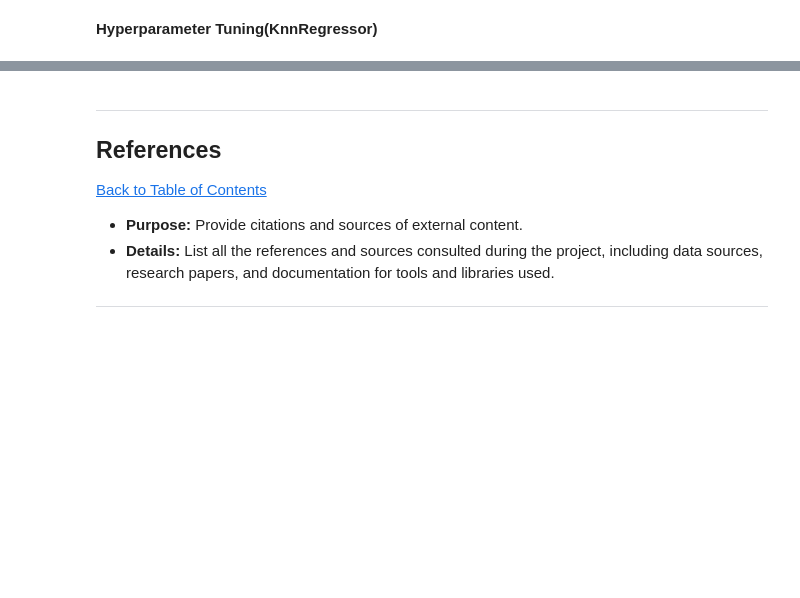
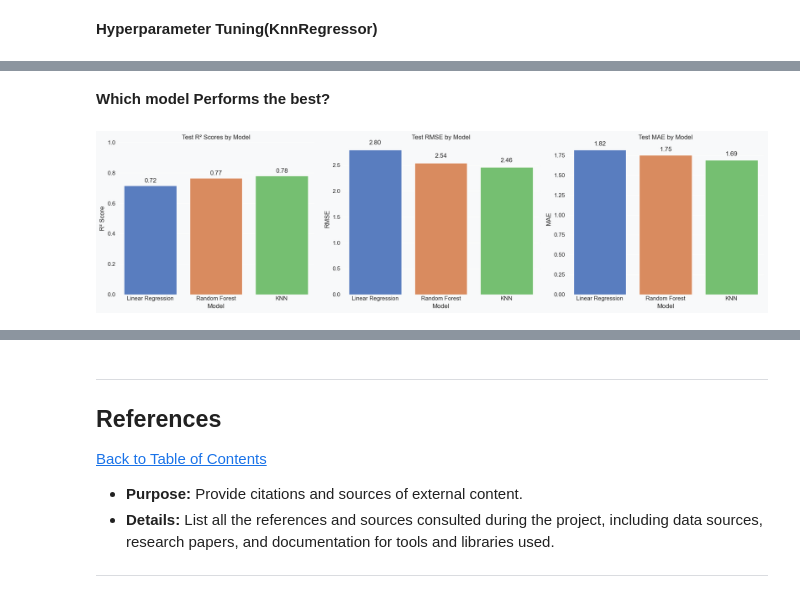
Before and after one commit to lamelkekana/Fuel_Economy_Insights, a Jupyter notebook: fuel_efficiency_analysis.ipynb, the cells around one changed output, grey strips where cells are left out. Drawn from its saved outputs; the diff is of its cells as text; code cells hidden in the pictures; blank space fills up the shorter version.

```diff
--- a/fuel_efficiency_analysis.ipynb
+++ b/fuel_efficiency_analysis.ipynb
@@ -1720,0 +1790,37 @@ R² on the test set: 0.7209639920309826
+# %% [markdown]
+**Which model Performs the best?**
+# %%
+# create list of model names used
+models = ['Linear Regression', 'Random Forest', 'KNN']
+
+# Create DataFrames to store metrics
+r2_df = pd.DataFrame({'Model': models, 'R² Score': [lr_test_r2, bestrf_test_r2, knn_test_r2]})
+rmse_df = pd.DataFrame({'Model': models, 'RMSE': [lr_test_rmse, bestrf_test_rmse, knn_test_rmse]})
+mae_df = pd.DataFrame({'Model': models, 'MAE': [lr_test_mae, bestrf_test_mae, knn_test_mae]})
+
+# Plot all three metrics
+fig, axes = plt.subplots(1, 3, figsize=(18, 5))
+
+# R² Plot
+sns.barplot(ax=axes[0], x='Model', y='R² Score', data=r2_df, palette='muted')
+axes[0].set_ylim(0, 1)
+axes[0].set_title('Test R² Scores by Model')
+for i, v in enumerate(r2_df['R² Score']):
+    axes[0].text(i, v + 0.02, f'{v:.2f}', ha='center')
+
+# RMSE Plot
+sns.barplot(ax=axes[1], x='Model', y='RMSE', data=rmse_df, palette='muted')
+axes[1].set_title('Test RMSE by Model')
+for i, v in enumerate(rmse_df['RMSE']):
+    axes[1].text(i, v + 0.1, f'{v:.2f}', ha='center')
+
+# MAE Plot
+sns.barplot(ax=axes[2], x='Model', y='MAE', data=mae_df, palette='muted')
+axes[2].set_title('Test MAE by Model')
+for i, v in enumerate(mae_df['MAE']):
+    axes[2].text(i, v + 0.05, f'{v:.2f}', ha='center')
+
+plt.tight_layout()
+plt.show()
+# %% [output]
+[figure, added]
```
Also changed, not shown: parts of 51 cells of this notebook, 1 other file.
